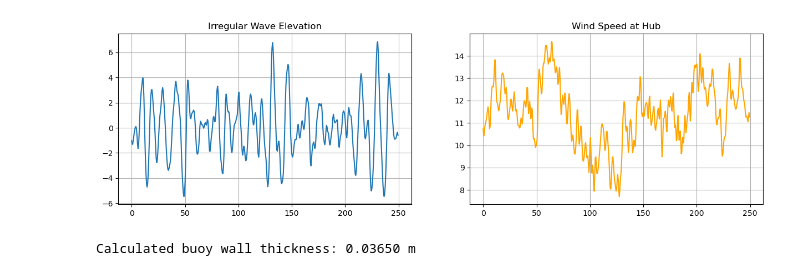
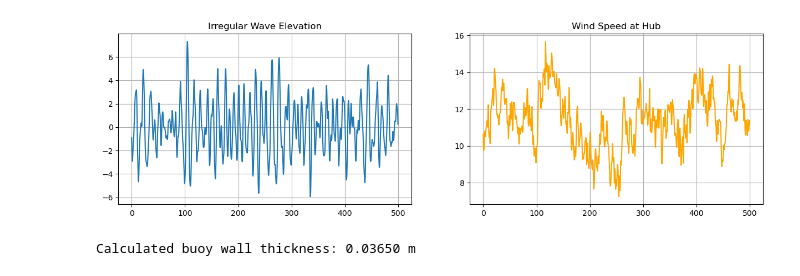
Before and after one commit to Coen10001/numerical-methods-Coen, a Jupyter notebook: CFD Formative assignments/Working FEM code.ipynb, the cells around one changed output. Saved outputs shown, nothing was run; the diff lists cells and outputs as text; code cells hidden in the pictures.

```diff
--- a/CFD Formative assignments/Working FEM code.ipynb
+++ b/CFD Formative assignments/Working FEM code.ipynb
@@ -129,7 +129,7 @@ def calculateWindTimeSeriesFFT(windDict):
     return out
 
 # --- DICTIONARIES & GENERATION ---
-timeInfo = {"TTrans":50, "TDur":250, "dt":0.5, "fHighCut":0.5}
+timeInfo = {"TTrans":50, "TDur":400, "dt":0.5, "fHighCut":0.5}
 wind = {"I": 0.14, "l": 340.2, "V_10": 11.4}
 wave = {"Hs": 9.14, "Tp": 13.6, "gamma": 1.0, "h": 320, "z": np.arange(-320, 1, 1)}
 
@@ -137,34 +137,34 @@ wave = {"Hs": 9.14, "Tp": 13.6, "gamma": 1.0, "h": 320, "z": np.arange(-320, 1,
 wave.update(timeInfo)
 wave["t"] = np.arange(0, wave["TDur"], wave["dt"])
 waves = calculateKinematicsFFT(calculateFreeSurfaceElevationTimeSeriesFFT(generateRandomPhases(calculateJONSWAPSpectrum(wave), seed=3)))
 # WAVE GENERATION (Executes from the inside -> out):
 # 1. calculateJONSWAPSpectrum: Creates the wave energy spectrum (frequency domain) based on Hs and Tp.
 # 2. generateRandomPhases: Assigns random phases to the spectrum frequencies so the wave is irregular (seed=3 ensures repeatability).
 # 3. calculateFreeSurfaceElevationTimeSeriesFFT: Uses IFFT to convert the spectrum & phases into a time-series surface elevation.
 # 4. calculateKinematicsFFT: Takes the elevation data and calculates sub-surface velocity, acceleration, and pressure.
 
 
 # Generate Wind
 wind.update(timeInfo)
 wind["t"] = waves["t"]
 wind = calculateWindTimeSeriesFFT(generateRandomPhases(calculateKaimalSpectrum(wind)))
 # WIND GENERATION (Executes from the inside -> out):
 # 1. calculateKaimalSpectrum: Creates the turbulent wind energy spectrum.
 # 2. generateRandomPhases: Assigns random phases for realistic, repeatable wind gusts.
 # 3. calculateWindTimeSeriesFFT: Uses IFFT to convert the spectrum into a time-series wind speed.
 
 
 # Plotting Environments
 fig, axs = plt.subplots(1, 2, figsize=(15, 4))
 axs[0].plot(waves["t"], waves["eta"])
 axs[0].set_title("Irregular Wave Elevation")
 axs[0].grid()
 axs[1].plot(wind["t"], wind["V_hub"], color='orange')
 axs[1].set_title("Wind Speed at Hub")
 axs[1].grid()
 plt.show()
 # %% [output]
-[figure, old version]
+[figure, new version]
 # %%
 # ==============================================================================
 # CELL 2: MOORING & THRUST LOOKUP TABLES
```
Also changed, not shown: parts of 6 cells of this notebook, 3 other files.
